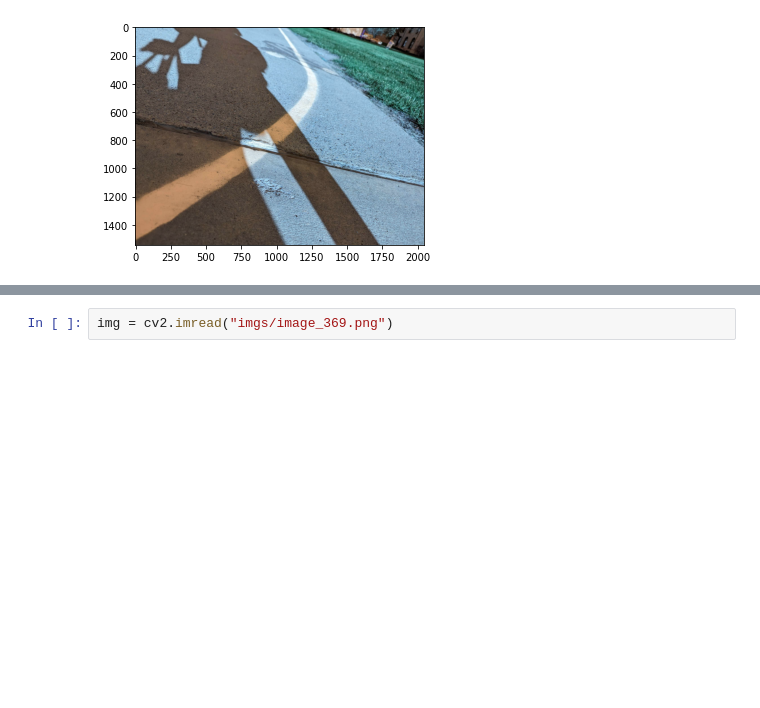
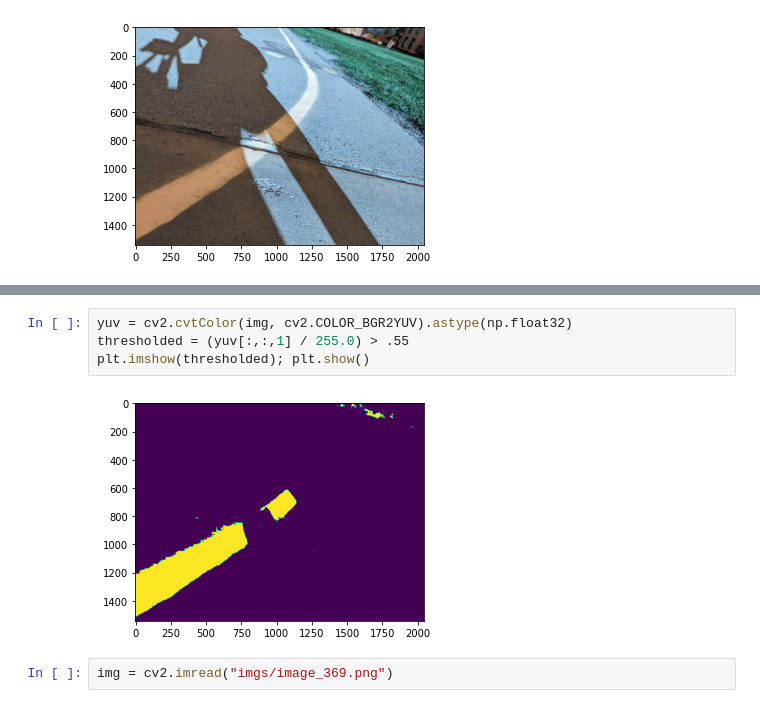
Before and after one commit to atomicapple0/mobots-2023, a Jupyter notebook: processing.ipynb, the cells around one changed output, grey strips where cells are left out. Drawn from its saved outputs; the diff is of its cells as text; blank space fills up the shorter version.

```diff
--- a/processing.ipynb
+++ b/processing.ipynb
@@ -19,3 +25,9 @@ plt.show()
+# %%
+yuv = cv2.cvtColor(img, cv2.COLOR_BGR2YUV).astype(np.float32)
+thresholded = (yuv[:,:,1] / 255.0) > .55
+plt.imshow(thresholded); plt.show()
+# %% [output]
+[figure, added]
 # %%
 img = cv2.imread("imgs/image_369.png")
 # %%
```
Also changed, not shown: parts of 2 cells of this notebook, 8 other files.
